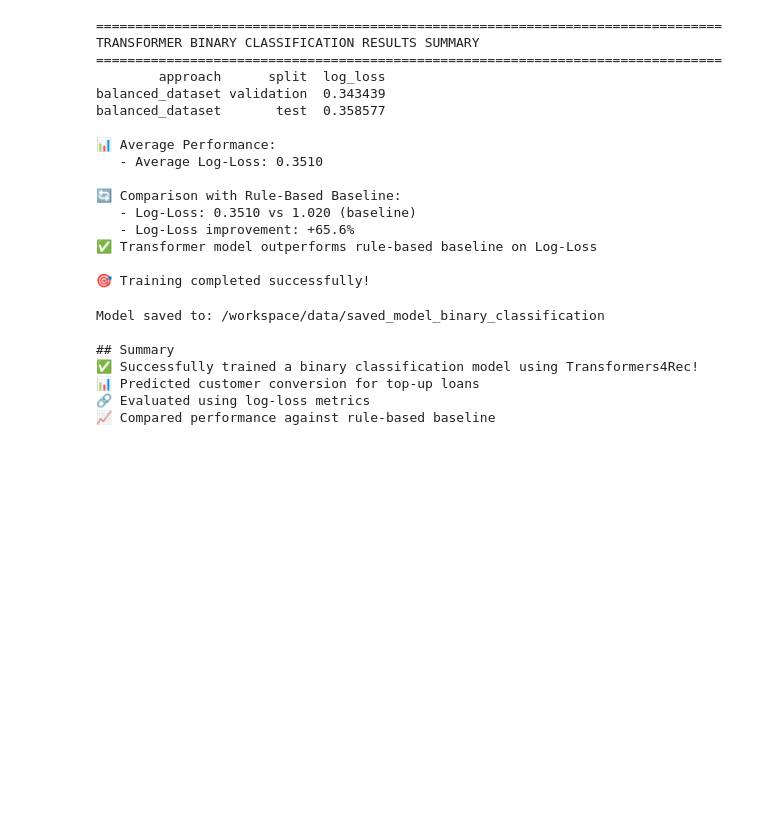
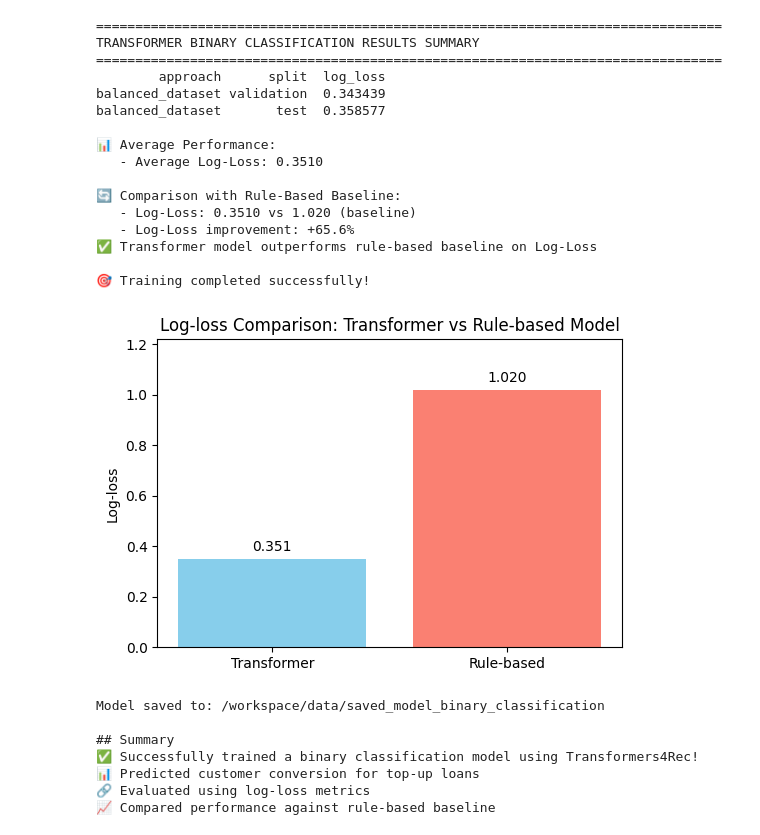
Before and after one commit to wubenjamin/nv-fsi-transformer-recsys, a Jupyter notebook: 02b-FSI-Financial-BinaryClassification.ipynb, the cells around one changed output. Drawn from its saved outputs; the diff is of its cells as text; code cells hidden in the pictures; blank space fills up the shorter version.

Commit message:
update: add log loss bar plot

```diff
--- a/02b-FSI-Financial-BinaryClassification.ipynb
+++ b/02b-FSI-Financial-BinaryClassification.ipynb
@@ -383,6 +383,28 @@ balanced_dataset       test  0.358577
 ✅ Transformer model outperforms rule-based baseline on Log-Loss
 
 🎯 Training completed successfully!
+# %%
+import matplotlib.pyplot as plt
+
+# Data
+models = ['Transformer', 'Rule-based']
+log_loss = [0.3510, 1.020]
+
+# Create bar chart
+plt.figure(figsize=(6, 4))
+bars = plt.bar(models, log_loss, color=['skyblue', 'salmon'])
+plt.ylabel('Log-loss')
+plt.title('Log-loss Comparison: Transformer vs Rule-based Model')
+
+# Annotate bars with values
+for bar in bars:
+    yval = bar.get_height()
+    plt.text(bar.get_x() + bar.get_width()/2, yval + 0.02, f"{yval:.3f}", ha='center', va='bottom')
+
+plt.ylim(0, max(log_loss) + 0.2)
+plt.show()
+# %% [output]
+[figure, added]
 # %%
 # Save the model
 model_path = os.path.join(INPUT_DATA_DIR, "saved_model_binary_classification")
```
